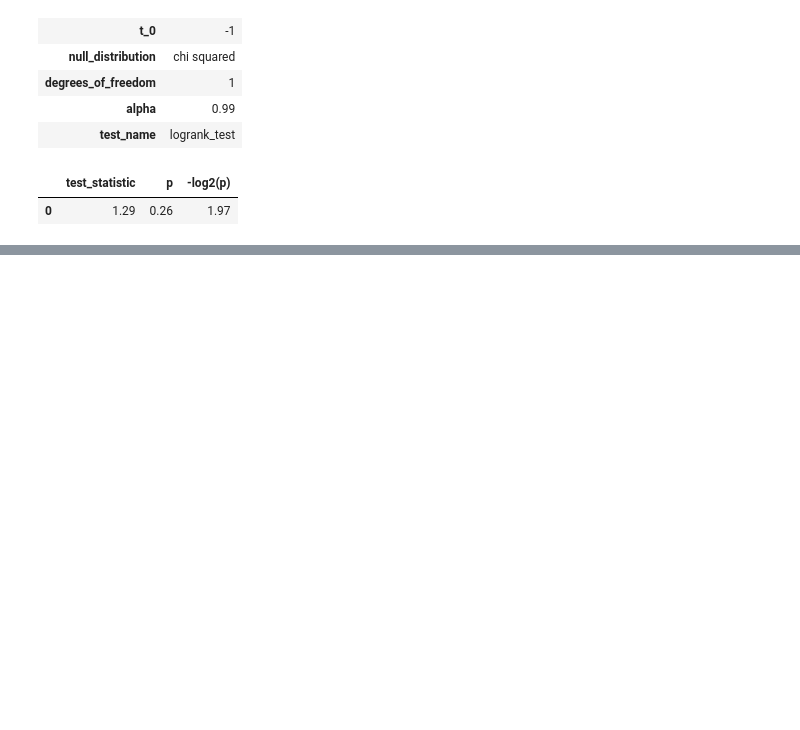
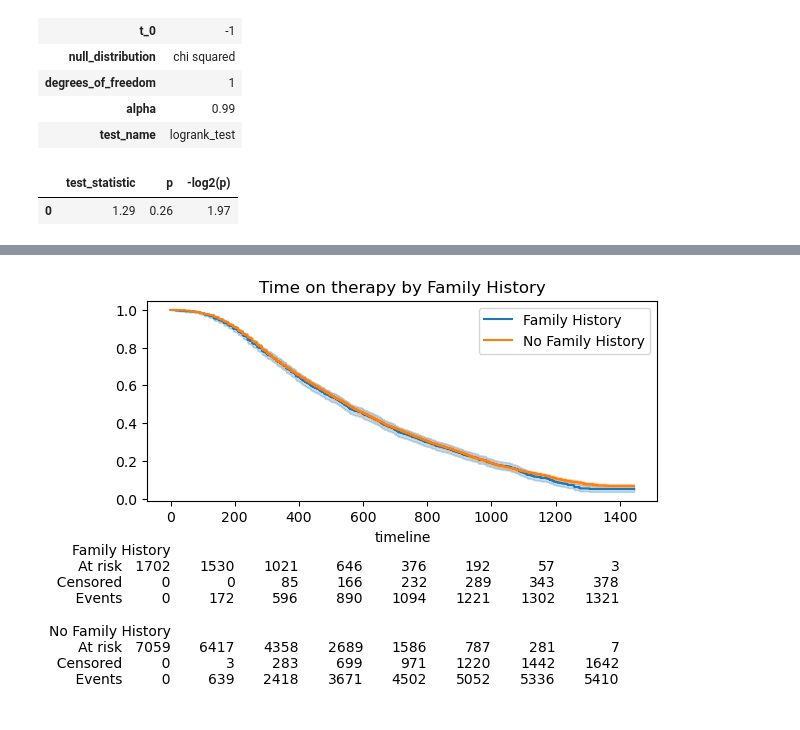
Before and after one commit to nicksv03/Survival_Analysis_BYOP, a Jupyter notebook: survival_analysis.ipynb, the cells around one changed output, grey strips where cells are left out. Saved outputs shown, nothing was run; the diff lists cells and outputs as text; code cells hidden in the pictures; blank space fills up the shorter version.

```diff
--- a/survival_analysis.ipynb
+++ b/survival_analysis.ipynb
@@ -643,0 +660,25 @@ results.print_summary()
+# %%
+# Select Variables to Model
+T = s1_apld_4_yrs['tot']
+E = s1_apld_4_yrs['survived']
+
+fh = (s1_apld_4_yrs['family_history'] == 'y')
+
+ax = plt.subplot(111)
+
+kmf1 = KaplanMeierFitter()
+kmf1.fit(T[fh], event_observed = E[fh], label = 'Family History')
+kmf1.plot_survival_function(ax = ax)
+
+kmf2 = KaplanMeierFitter()
+kmf2.fit(T[~fh], event_observed = E[~fh], label = 'No Family History')
+kmf2.plot_survival_function(ax = ax)
+
+plt.title('Time on therapy by Family History')
+
+add_at_risk_counts(kmf1, kmf2, ax=ax)
+plt.tight_layout()
+
+plt.show()
+# %% [output]
+[figure, added]
```
Also changed, not shown: parts of 26 cells of this notebook.
